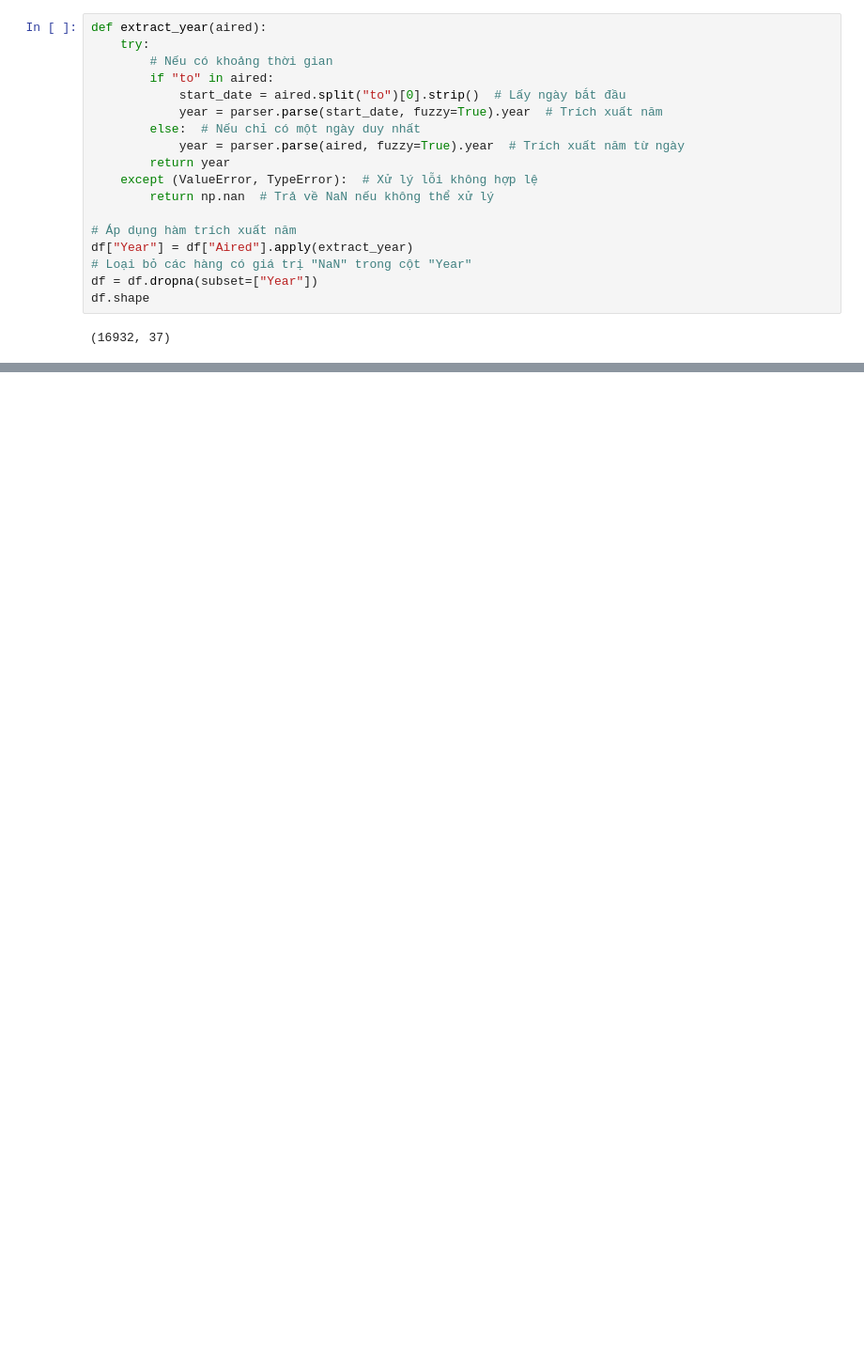
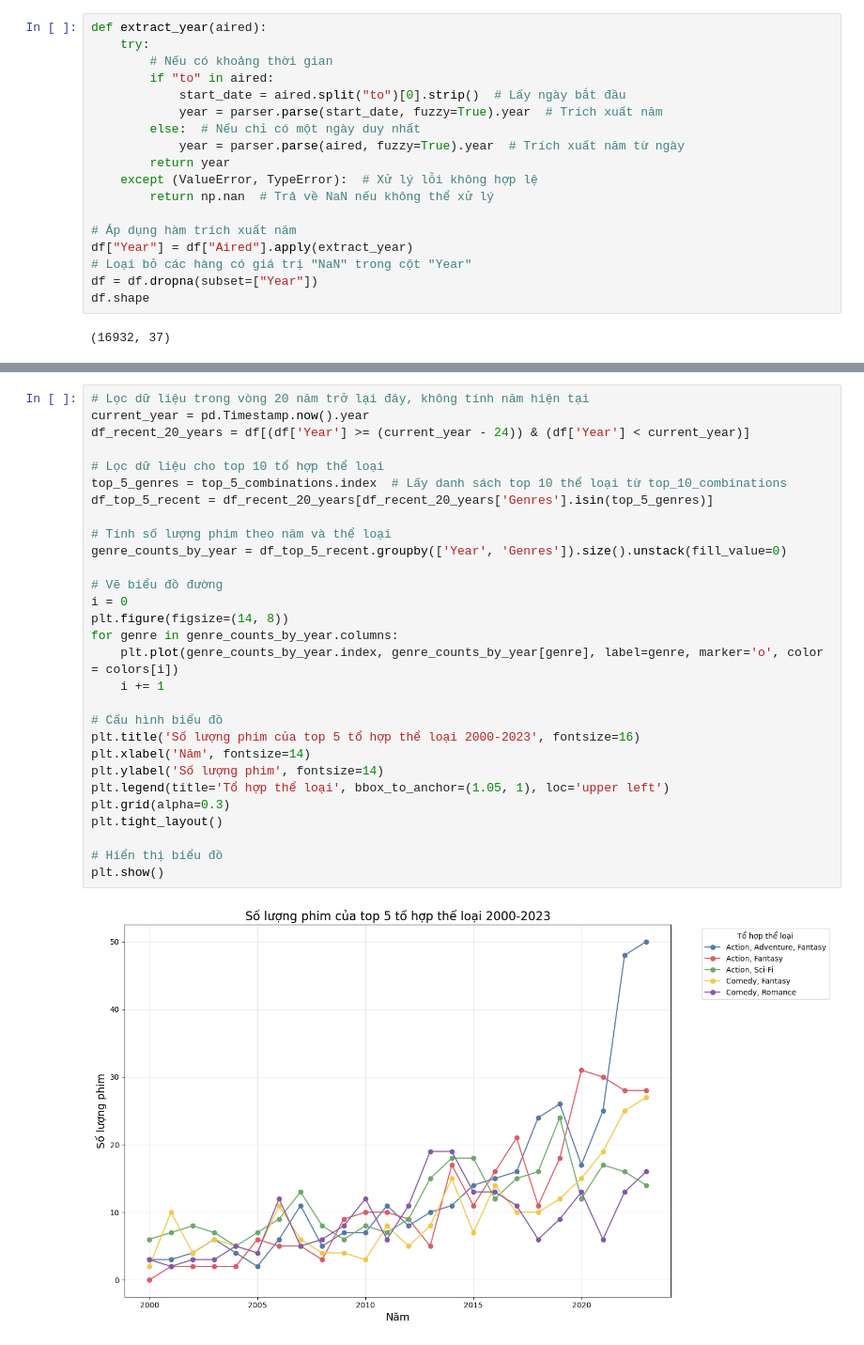
Before and after one commit to V1nk4n/Intro2DS_FinalProject, a Jupyter notebook: question_v1nk4n.ipynb, the cells around one changed output, grey strips where cells are left out. Shown at 94% size. Cells and saved outputs as stored; diff of their text form; blank space fills up the shorter version.

```diff
--- a/question_v1nk4n.ipynb
+++ b/question_v1nk4n.ipynb
@@ -260,0 +123,31 @@ plt.show()
+# %%
+# Lọc dữ liệu trong vòng 20 năm trở lại đây, không tính năm hiện tại
+current_year = pd.Timestamp.now().year
+df_recent_20_years = df[(df['Year'] >= (current_year - 24)) & (df['Year'] < current_year)]
+
+# Lọc dữ liệu cho top 10 tổ hợp thể loại
+top_5_genres = top_5_combinations.index  # Lấy danh sách top 10 thể loại từ top_10_combinations
+df_top_5_recent = df_recent_20_years[df_recent_20_years['Genres'].isin(top_5_genres)]
+
+# Tính số lượng phim theo năm và thể loại
+genre_counts_by_year = df_top_5_recent.groupby(['Year', 'Genres']).size().unstack(fill_value=0)
+
+# Vẽ biểu đồ đường
+i = 0
+plt.figure(figsize=(14, 8))
+for genre in genre_counts_by_year.columns:
+    plt.plot(genre_counts_by_year.index, genre_counts_by_year[genre], label=genre, marker='o', color = colors[i])
+    i += 1
+
+# Cấu hình biểu đồ
+plt.title('Số lượng phim của top 5 tổ hợp thể loại 2000-2023', fontsize=16)
+plt.xlabel('Năm', fontsize=14)
+plt.ylabel('Số lượng phim', fontsize=14)
+plt.legend(title='Tổ hợp thể loại', bbox_to_anchor=(1.05, 1), loc='upper left')
+plt.grid(alpha=0.3)
+plt.tight_layout()
+
+# Hiển thị biểu đồ
+plt.show()
+# %% [output]
+[figure, added]
```
Also changed, not shown: parts of 43 cells of this notebook, 1 other file.
